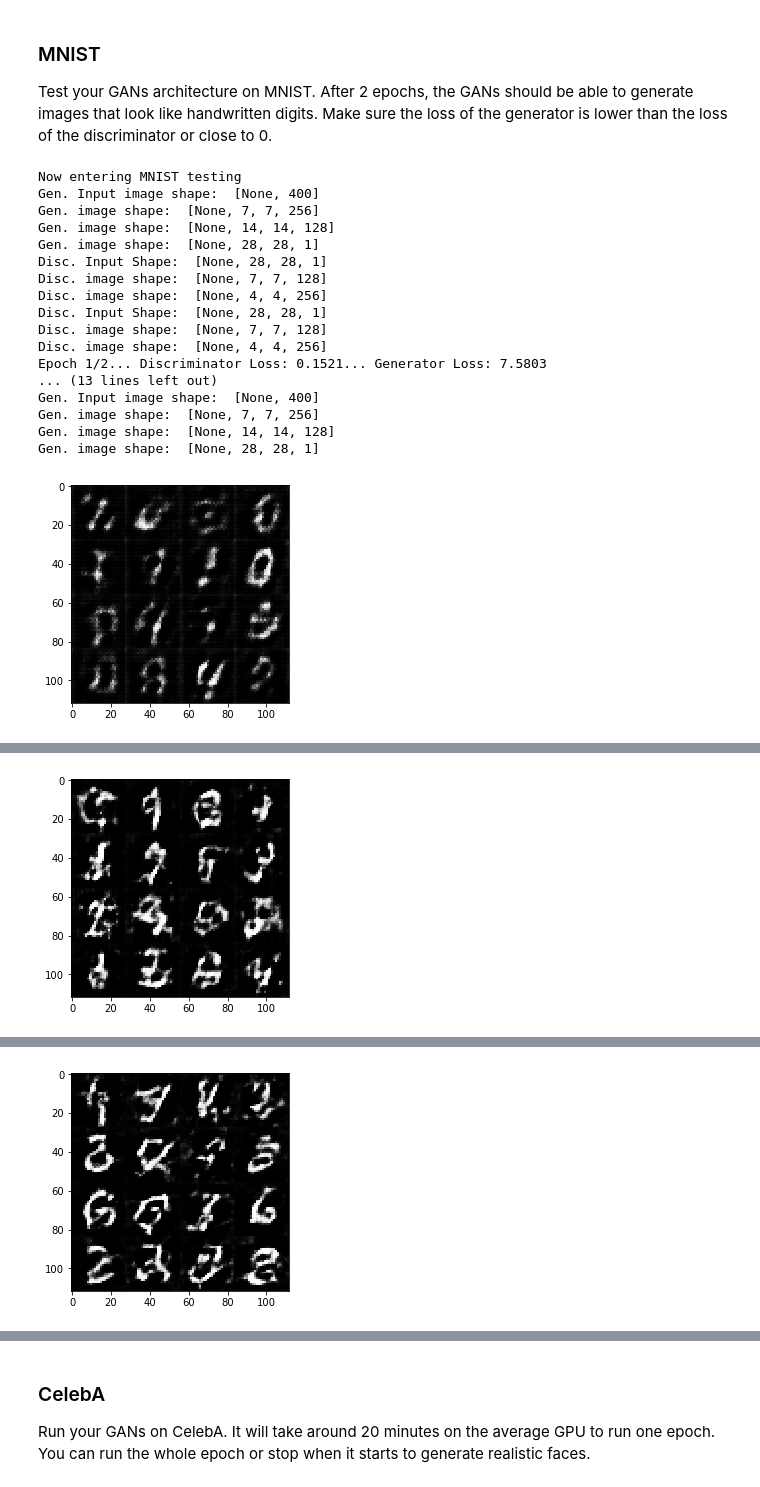
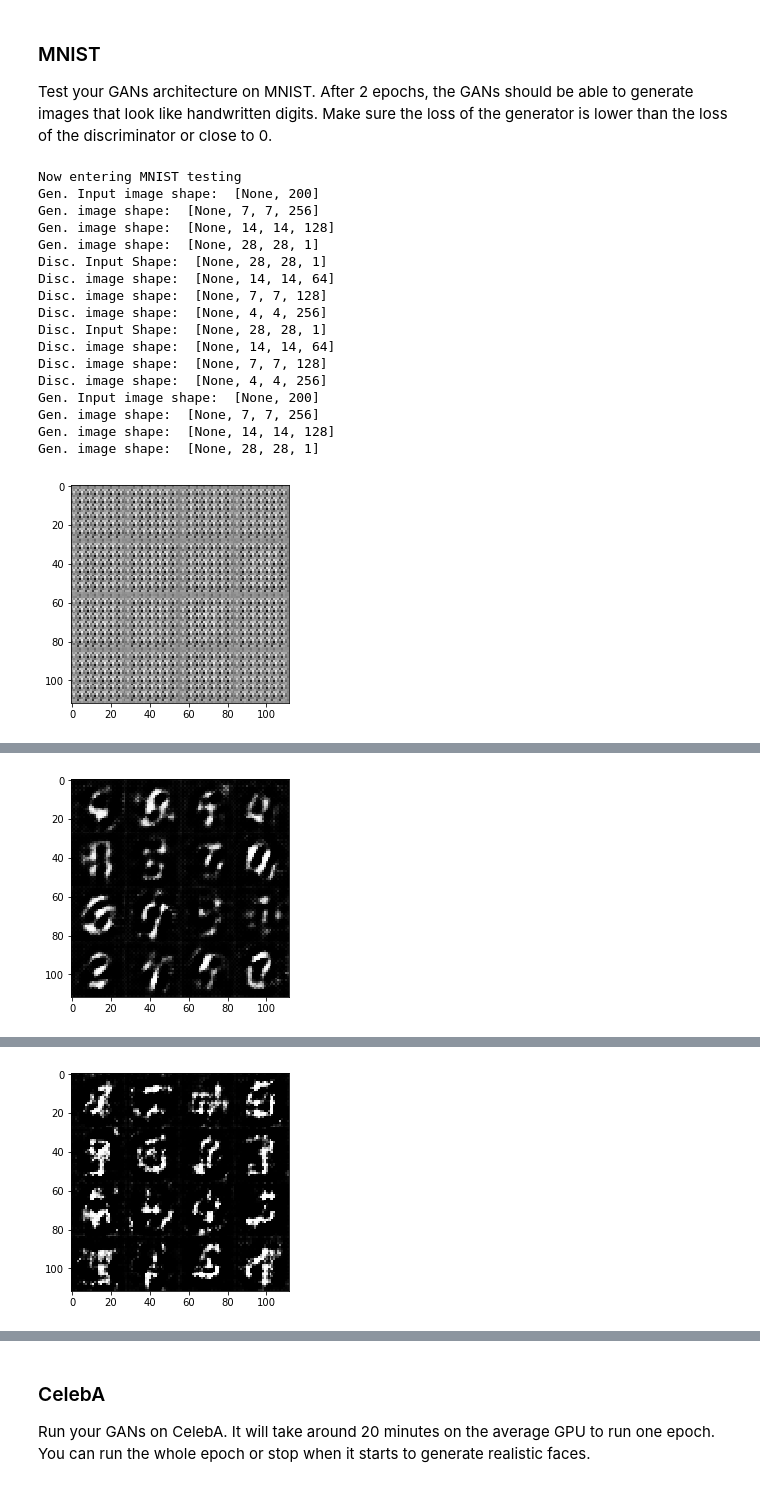
Before and after one commit to sdux/UDACITY_AI_FOUNDATIONS_DCGAN, a Jupyter notebook: dlnd_face_generation.ipynb, the cells around one changed output, grey strips where cells are left out. Drawn from its saved outputs; the diff is of its cells as text; code cells hidden in the pictures.

```diff
--- a/dlnd_face_generation.ipynb
+++ b/dlnd_face_generation.ipynb
@@ -146,18 +147,20 @@ def discriminator(images, reuse=False):
     alpha = 0.2
 
     with tf.variable_scope('discriminator', reuse=reuse):
-        images = tf.layers.conv2d(images,64,5,strides=2,padding='same')
+        images = tf.layers.conv2d(images,64,4,strides=2,padding='same')
         images = tf.maximum(alpha*images,images)
-
+        print('Disc. image shape: ',images.get_shape().as_list())
         cnv_lyr_depth = 128
         while(cnv_lyr_depth<512):
-            images = tf.layers.conv2d(images,cnv_lyr_depth,5,strides=2,padding='same')
+            images = tf.layers.conv2d(images,cnv_lyr_depth,4,strides=2,padding='same')
             images = tf.layers.batch_normalization(images,training=True)
             images = tf.maximum(alpha*images,images)
             print('Disc. image shape: ',images.get_shape().as_list())
             cnv_lyr_depth = int(cnv_lyr_depth*2)
 
-        flat = tf.reshape(images,(-1,4*4*256))
+
+        #flat = tf.reshape(images,(-1,4*4*256))
+        flat = tf.reshape(images,(-1,reduce(lambda x, y: x*y, images.get_shape().as_list()[1:])))
         logits = tf.layers.dense(flat,1)
         output = tf.sigmoid(logits)
 
@@ -200,14 +205,14 @@ def generator(z, out_channel_dim, is_train=True):
         print('Gen. image shape: ',images.get_shape().as_list())
         cnv_lyr_depth = 128
         while(cnv_lyr_depth>64):
-            images = tf.layers.conv2d_transpose(images,cnv_lyr_depth,5,strides=2,padding='same')
+            images = tf.layers.conv2d_transpose(images,cnv_lyr_depth,4,strides=2,padding='same')
             images = tf.layers.batch_normalization(images,training=is_train)
             images = tf.maximum(alpha*images,images)
             print('Gen. image shape: ',images.get_shape().as_list())
             cnv_lyr_depth = int(cnv_lyr_depth/2)
 
 
-        logits = tf.layers.conv2d_transpose(images,out_channel_dim,5,strides=2,padding='same')
+        logits = tf.layers.conv2d_transpose(images,out_channel_dim,4,strides=2,padding='same')
         print('Gen. image shape: ',logits.get_shape().as_list())
         #logits = tf.reshape(logits,(-1,28,28,out_channel_dim))
         output = tf.tanh(logits)
@@ -363,7 +370,7 @@ def train(epoch_count, batch_size, z_dim, learning_rate, beta1, get_batches, dat
 
     samples, losses = [], []
     steps = 0
-    print_every=10
+    print_every=100
     show_every=100
     figsize=(5,5)
     first_pass = True
@@ -410,7 +417,8 @@ def train(epoch_count, batch_size, z_dim, learning_rate, beta1, get_batches, dat
                                    feed_dict={input_z: sample_z})
                     samples.append(gen_samples)
                     show_generator_output(sess,16,input_z,data_shape[3],data_image_mode)
-                else if first_pass:
+
+                elif first_pass:
                     show_generator_output(sess,16,input_z,data_shape[3],data_image_mode)
                     first_pass=False
         #saver = tf.train.Saver()
@@ -426,39 +434,39 @@ def train(epoch_count, batch_size, z_dim, learning_rate, beta1, get_batches, dat
 ### MNIST
 Test your GANs architecture on MNIST.  After 2 epochs, the GANs should be able to generate images that look like handwritten digits.  Make sure the loss of the generator is lower than the loss of the discriminator or close to 0.
 # %%
-batch_size = 128
-z_dim = 400
-learning_rate = 0.002
-beta1 = 0.3
+batch_size = 200
+z_dim = 200
+learning_rate = 0.006
+beta1 = 0.2
 real_size = (28,28,3)
 alpha = 0.2
 
 print('Now entering MNIST testing')
 """
 DON'T MODIFY ANYTHING IN THIS CELL THAT IS BELOW THIS LINE
 """
 epochs = 2
 
 mnist_dataset = helper.Dataset('mnist', glob(os.path.join(data_dir, 'mnist/*.jpg')))
 with tf.Graph().as_default():
     train(epochs, batch_size, z_dim, learning_rate, beta1, mnist_dataset.get_batches,
           mnist_dataset.shape, mnist_dataset.image_mode)
 # %% [output]
 Now entering MNIST testing
-Gen. Input image shape:  [None, 400]
+Gen. Input image shape:  [None, 200]
 Gen. image shape:  [None, 7, 7, 256]
 Gen. image shape:  [None, 14, 14, 128]
 Gen. image shape:  [None, 28, 28, 1]
 Disc. Input Shape:  [None, 28, 28, 1]
+Disc. image shape:  [None, 14, 14, 64]
 Disc. image shape:  [None, 7, 7, 128]
 Disc. image shape:  [None, 4, 4, 256]
 Disc. Input Shape:  [None, 28, 28, 1]
+Disc. image shape:  [None, 14, 14, 64]
 Disc. image shape:  [None, 7, 7, 128]
 Disc. image shape:  [None, 4, 4, 256]
-Epoch 1/2... Discriminator Loss: 0.1521... Generator Loss: 7.5803
-... (13 lines left out)
-Gen. Input image shape:  [None, 400]
+Gen. Input image shape:  [None, 200]
 Gen. image shape:  [None, 7, 7, 256]
 Gen. image shape:  [None, 14, 14, 128]
 Gen. image shape:  [None, 28, 28, 1]
-[figure, old version]
+[figure, new version]
@@ -480,4 +488,4 @@ Gen. Input image shape:  [None, 400]
 Gen. image shape:  [None, 7, 7, 256]
 Gen. image shape:  [None, 14, 14, 128]
 Gen. image shape:  [None, 28, 28, 1]
-[figure, old version]
+[figure, new version]
@@ -499,4 +507,4 @@ Gen. Input image shape:  [None, 400]
 Gen. image shape:  [None, 7, 7, 256]
 Gen. image shape:  [None, 14, 14, 128]
 Gen. image shape:  [None, 28, 28, 1]
-[figure, old version]
+[figure, new version]
```
Also changed, not shown: parts of 4 cells of this notebook.
